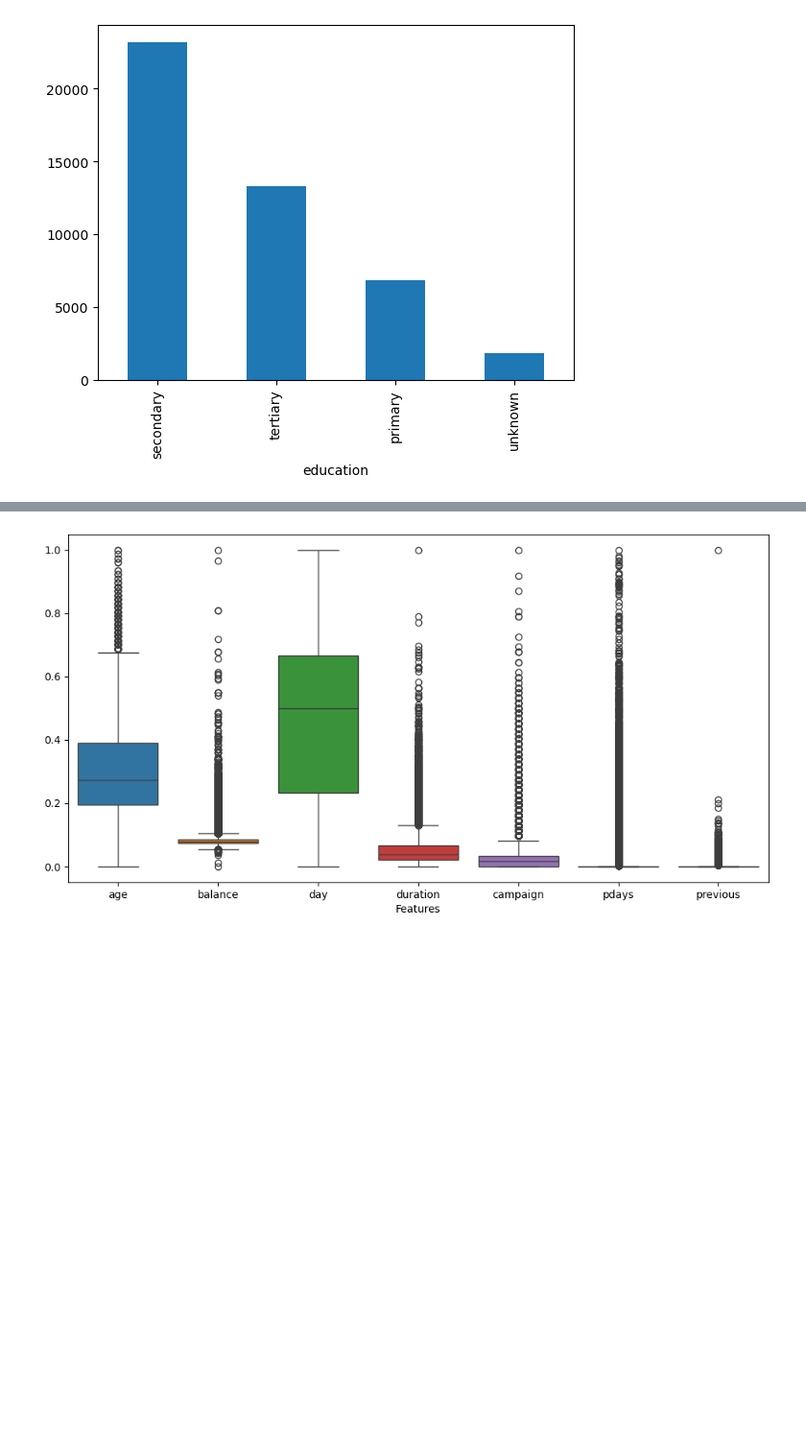
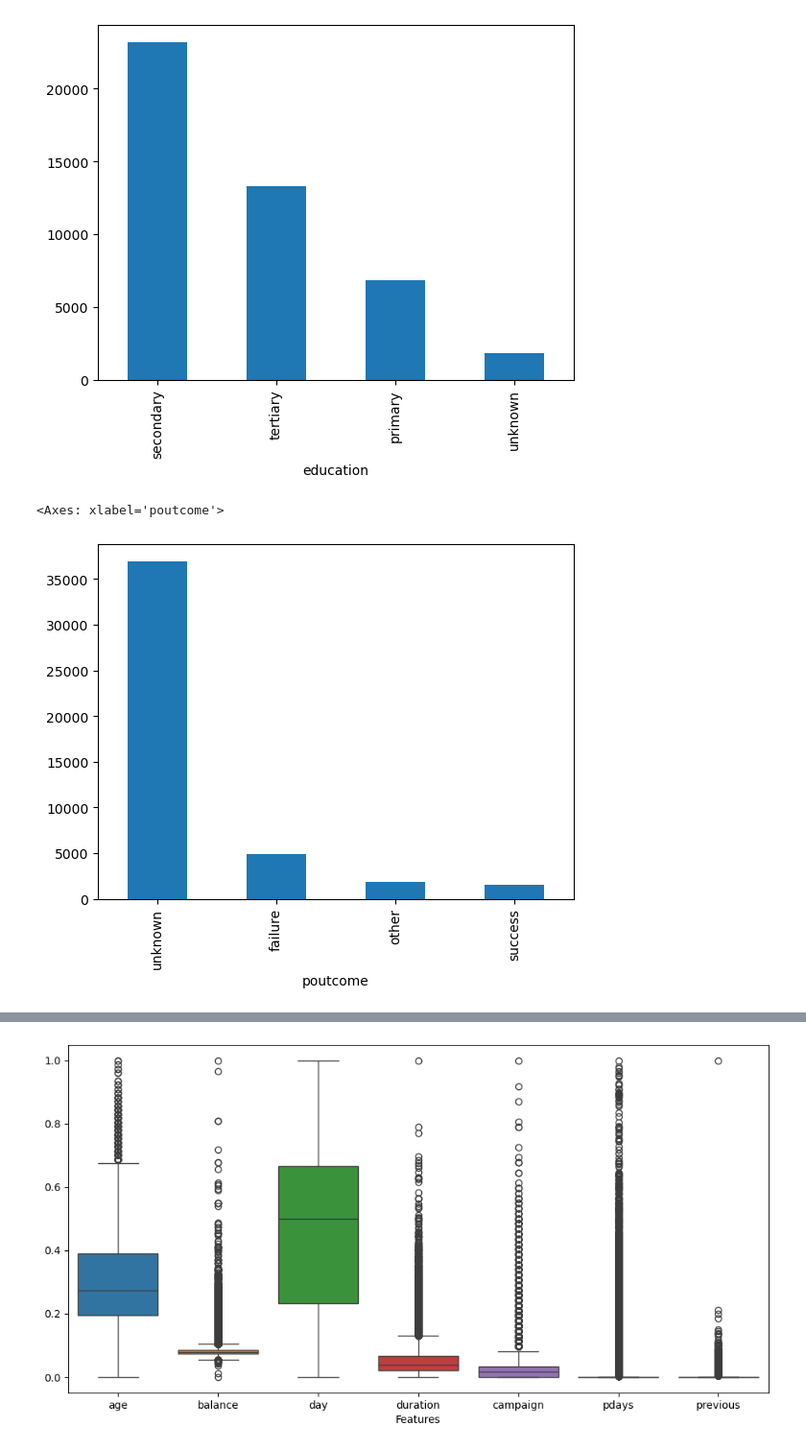
Before and after one commit to yarobinson/Bank-Marketing-Project-Team-15, a Jupyter notebook: experiments/Data-Discovery.ipynb, the cells around one changed output, grey strips where cells are left out. Shown at 96% size. Cells and saved outputs as stored; diff of their text form; code cells hidden in the pictures; blank space fills up the shorter version.

```diff
--- a/experiments/Data-Discovery.ipynb
+++ b/experiments/Data-Discovery.ipynb
@@ -168,0 +169,8 @@ Name: age, Length: 487, dtype: int64
+# %%
+from sklearn.ensemble import IsolationForest
+
+X = df.select_dtypes(include=[np.number])
+model = IsolationForest(contamination=0.05, random_state=42)
+model.fit(X)
+df['outlier'] = model.predict(X)
+df['outlier'] = df['outlier'].map({1: False, -1: True})
@@ -181,3 +200,8 @@ df['education'].value_counts().plot(kind = 'bar')
 # %% [output]
 <Axes: xlabel='education'>
 [figure]
+# %%
+df['poutcome'].value_counts().plot(kind = 'bar')
+# %% [output]
+<Axes: xlabel='poutcome'>
+[figure, added]
```
Also changed, not shown: parts of 8 cells of this notebook.
